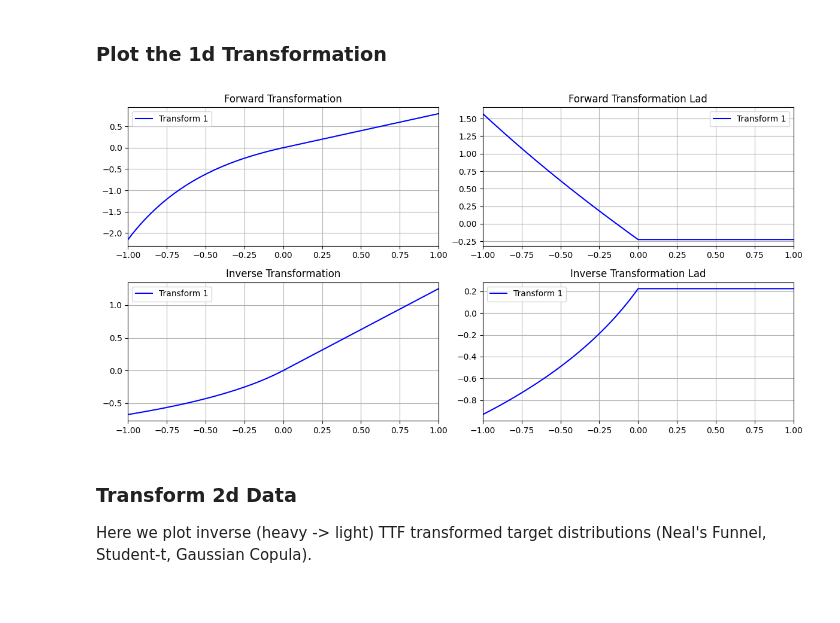
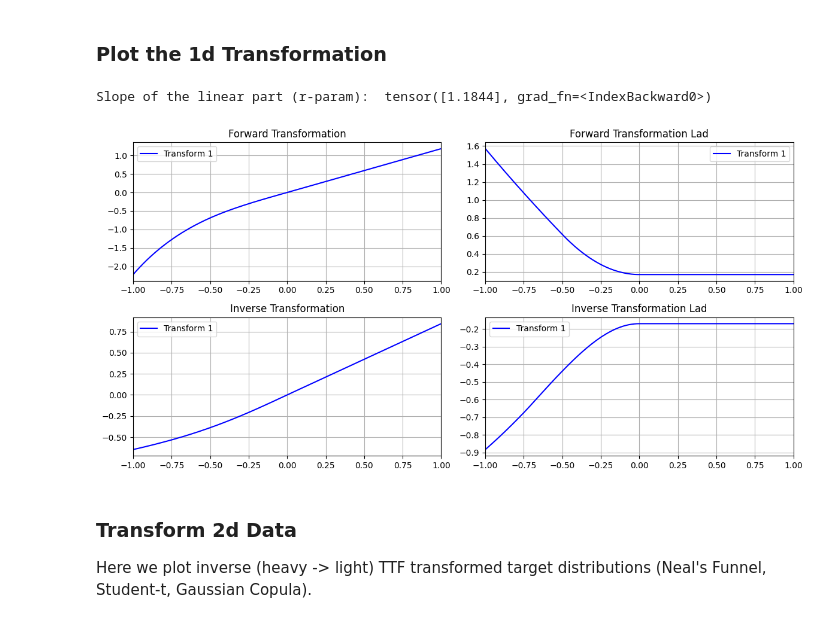
Before and after one commit to Lukas2412/tailnflows, a Jupyter notebook: tailnflows/models/test_transformations.ipynb, the cells around one changed output. Drawn from its saved outputs; the diff is of its cells as text; code cells hidden in the pictures.

Commit message:
implement autograd-compatible _erfi_inv

```diff
--- a/tailnflows/models/test_transformations.ipynb
+++ b/tailnflows/models/test_transformations.ipynb
@@ -78,34 +78,35 @@ def plot_transform(transforms: list[Union[TailAffineMarginalTransform, ModifiedT
 # %%
 lam_pos = 0.0
 lam_neg = 1.0
 shift = 0.0
 scale = 1.0
 hd_only = True
-mod = "std"
+mod = "erfi"
 a_pos = 0.5 if mod != "qua" else None
 a_neg = -0.5 if mod != "qua" else None
 
 x_low = -1.0
 x_high = 1.0
 
 trafo = ModifiedTailAffineMarginalTransform(
     features=1,
     pos_tail_init=torch.tensor([lam_pos]),
     neg_tail_init=torch.tensor([lam_neg]),
     shift_init=torch.tensor([shift]),
     scale_init=torch.tensor([scale]),
     fix=False,
     hd_only=hd_only,
     mod=mod,
     a_pos=torch.tensor([a_pos]) if a_pos is not None else None,
     a_neg=torch.tensor([a_neg]) if a_neg is not None else None,
 )
 
 transforms = [trafo]
 
 plot_transform(transforms, x_low, x_high)
 # %% [output]
+Slope of the linear part (r-param):  tensor([1.1844], grad_fn=<IndexBackward0>)
-[figure, old version]
+[figure, new version]
 # %% [markdown]
 ### Transform 2d Data
 Here we plot inverse (heavy -> light) TTF transformed target distributions (Neal's Funnel, Student-t, Gaussian Copula).
```
Also changed, not shown: 1 other file.
